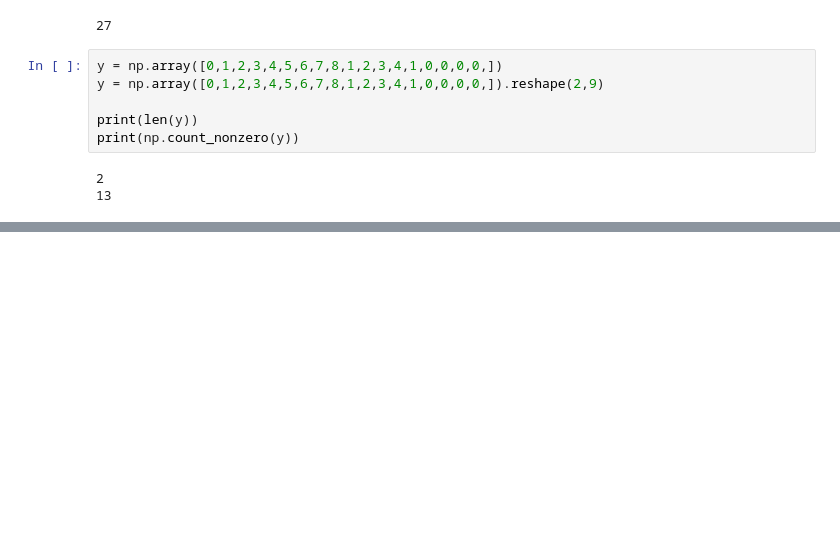
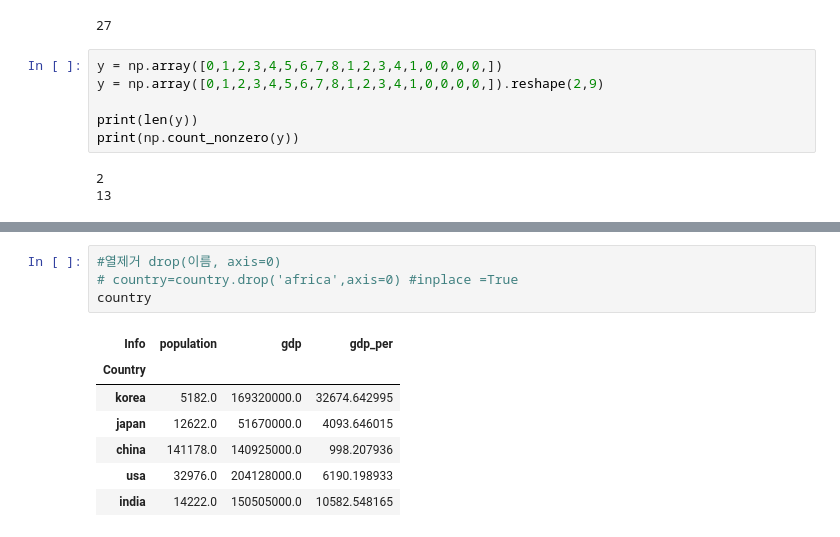
Before and after one commit to gi-yun/2025_PknuStudy_giyun, a Jupyter notebook: py10.ipynb, the cells around one changed output, grey strips where cells are left out. Cells and saved outputs as stored; diff of their text form; blank space fills up the shorter version.

```diff
--- a/py10.ipynb
+++ b/py10.ipynb
@@ -300,0 +562,12 @@ print(np.count_nonzero(y))
+# %%
+#열제거 drop(이름, axis=0)
+# country=country.drop('africa',axis=0) #inplace =True
+country
+# %% [output]
+| Info | population | gdp | gdp_per |
+| Country |  |  |  |
+| korea | 5182.0 | 169320000.0 | 32674.642995 |
+| japan | 12622.0 | 51670000.0 | 4093.646015 |
+| china | 141178.0 | 140925000.0 | 998.207936 |
+| usa | 32976.0 | 204128000.0 | 6190.198933 |
+| india | 14222.0 | 150505000.0 | 10582.548165 |
```
Also changed, not shown: parts of 37 cells of this notebook, 21 other files.
